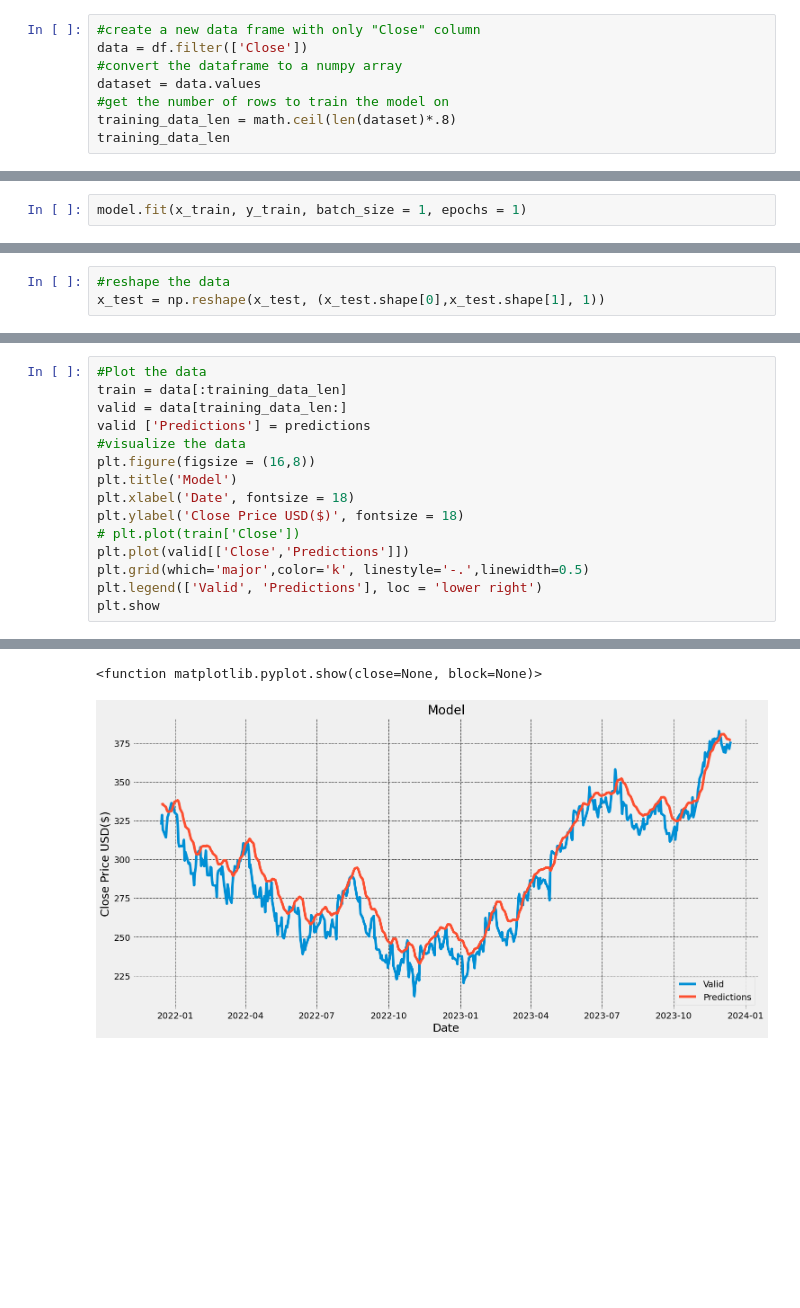
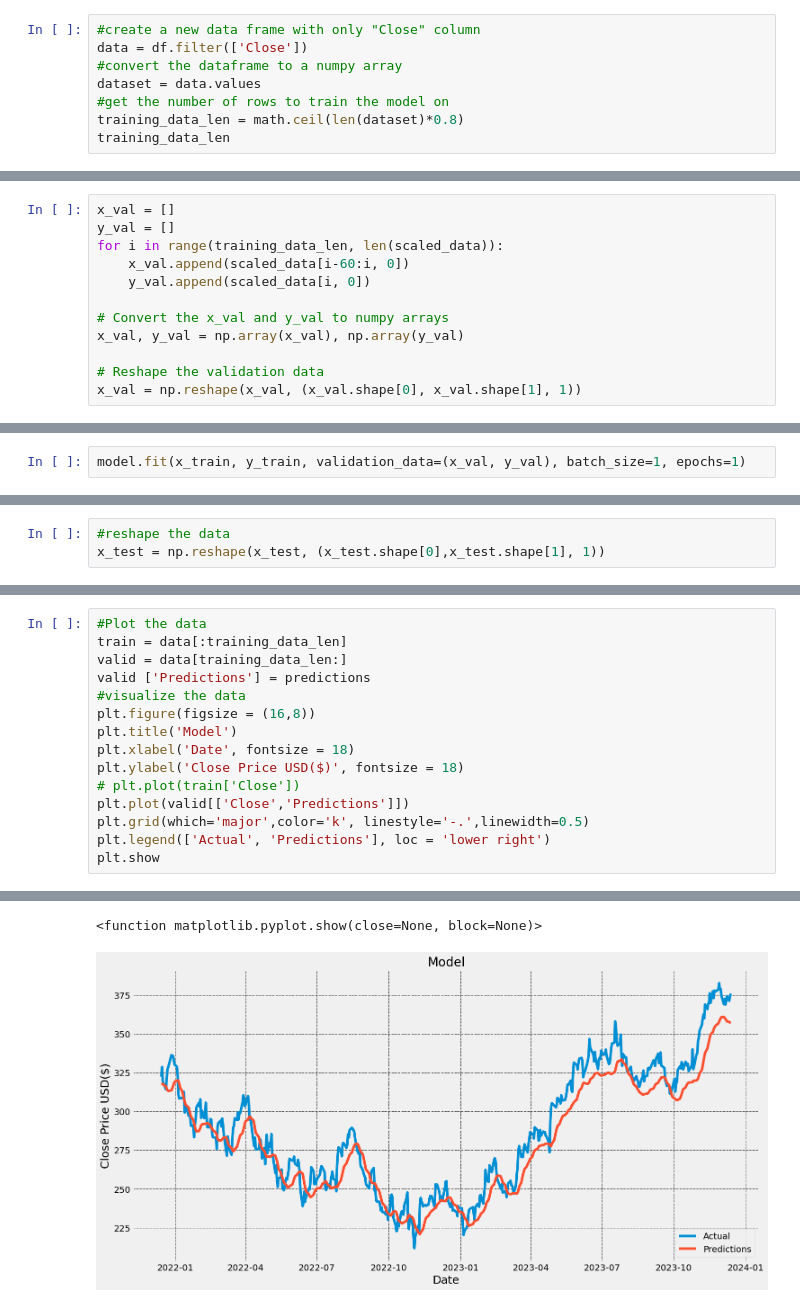
Before and after one commit to kh4n9373/STOCK-PRICE-PREDICTION, a Jupyter notebook: Machine Learning/LSTM.ipynb, the cells around one changed output, grey strips where cells are left out. Cells and saved outputs as stored; diff of their text form; blank space fills up the shorter version.

```diff
--- a/Machine Learning/LSTM.ipynb
+++ b/Machine Learning/LSTM.ipynb
@@ -64,7 +54,7 @@ data = df.filter(['Close'])
 #convert the dataframe to a numpy array
 dataset = data.values
 #get the number of rows to train the model on
-training_data_len = math.ceil(len(dataset)*.8)
+training_data_len = math.ceil(len(dataset)*0.8)
 training_data_len
 # %% [output]
 2014
@@ -123,6 +113,18 @@ x_train = np.reshape(x_train, (x_train.shape[0],x_train.shape[1],1))
 x_train.shape
 # %% [output]
 (1954, 60, 1)
+# %%
+x_val = []
+y_val = []
+for i in range(training_data_len, len(scaled_data)):
+    x_val.append(scaled_data[i-60:i, 0])
+    y_val.append(scaled_data[i, 0])
+
+# Convert the x_val and y_val to numpy arrays
+x_val, y_val = np.array(x_val), np.array(y_val)
+
+# Reshape the validation data
+x_val = np.reshape(x_val, (x_val.shape[0], x_val.shape[1], 1))
 # %%
 #build the LSTM model
 model = Sequential()
@@ -134,5 +136,5 @@ model.add(Dense(1))
 #compile the model
 model.compile(optimizer ='adam', loss = 'mean_squared_error')
 # %%
-model.fit(x_train, y_train, batch_size = 1, epochs = 1)
+model.fit(x_train, y_train, validation_data=(x_val, y_val), batch_size=1, epochs=1)
 # %% [output]
@@ -176,26 +178,26 @@ rmse
 # %%
 #Plot the data
 train = data[:training_data_len]
 valid = data[training_data_len:]
 valid ['Predictions'] = predictions
 #visualize the data
 plt.figure(figsize = (16,8))
 plt.title('Model')
 plt.xlabel('Date', fontsize = 18)
 plt.ylabel('Close Price USD($)', fontsize = 18)
 # plt.plot(train['Close'])
 plt.plot(valid[['Close','Predictions']])
 plt.grid(which='major',color='k', linestyle='-.',linewidth=0.5)
-plt.legend(['Valid', 'Predictions'], loc = 'lower right')
+plt.legend(['Actual', 'Predictions'], loc = 'lower right')
 plt.show
 # %% [output]
 A value is trying to be set on a copy of a slice from a DataFrame.
 Try using .loc[row_indexer,col_indexer] = value instead
 
 See the caveats in the documentation: https://pandas.pydata.org/pandas-docs/stable/user_guide/indexing.html#returning-a-view-versus-a-copy
   valid ['Predictions'] = predictions
 <function matplotlib.pyplot.show(close=None, block=None)>
-[figure, old version]
+[figure, new version]
 # %%
 #show the valid and predicted prices
 valid
```
Also changed, not shown: parts of 5 cells of this notebook, 1 other file.
